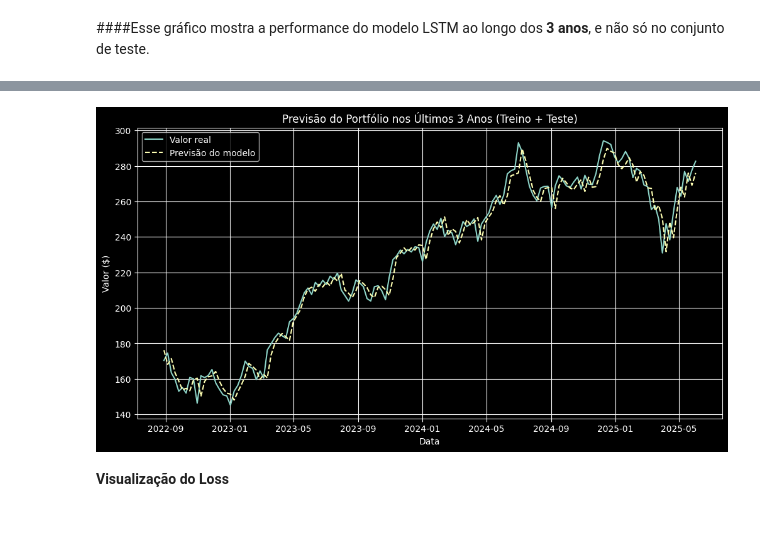
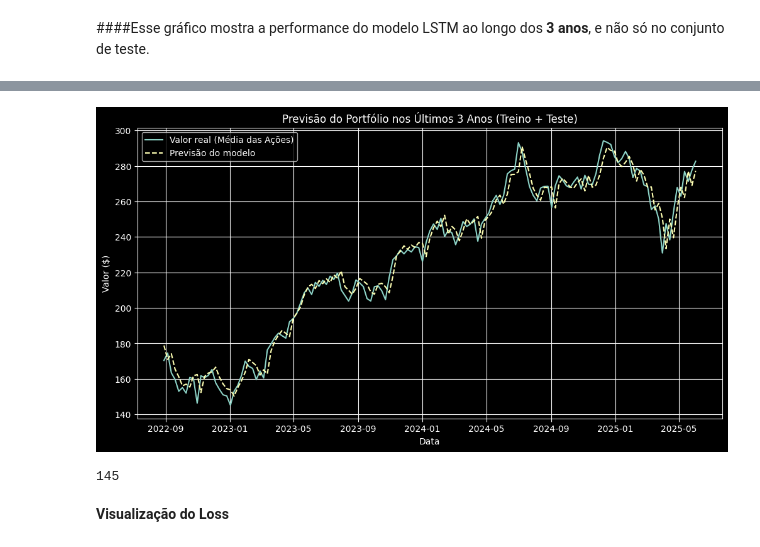
Before and after one commit to Lemuca09/trabalho-rede-neural, a Jupyter notebook: PrevisaoAcoes.ipynb, the cells around one changed output, grey strips where cells are left out. Cells and saved outputs as stored; diff of their text form; code cells hidden in the pictures.

```diff
--- a/PrevisaoAcoes.ipynb
+++ b/PrevisaoAcoes.ipynb
@@ -293,7 +369,7 @@ plt.show()
 # %% [markdown]
 ####Esse gráfico mostra a performance do modelo LSTM ao longo dos **3 anos**, e não só no conjunto de teste.
 # %%
-all_predictions = model.predict(X).flatten() # Passa todas as janelas de entrada (X) para o modelo LSTM e depois  transforma um array 2D (shape: (n, 1)) para 1D,
+all_predictions = model.predict(X).flatten() # Passa todas as janelas de entrada (X) para o modelo LSTM e depois transforma um array 2D (shape: (n, 1)) para 1D
 all_predictions_real = all_predictions * std + mean
 all_y_real = y * std + mean
 
@@ -303,7 +379,7 @@ all_dates = df.index[WINDOW_SIZE:]  # compensar janela deslizante
 
 plt.figure(figsize=(12, 6))
 plt.style.use('dark_background')
-plt.plot(all_dates, all_y_real, label='Valor real')
+plt.plot(all_dates, all_y_real, label='Valor real (Média das Ações)')
 plt.plot(all_dates, all_predictions_real, label='Previsão do modelo', linestyle='--')
 plt.title('Previsão do Portfólio nos Últimos 3 Anos (Treino + Teste)')
 plt.xlabel('Data')
@@ -311,4 +387,6 @@ plt.ylabel('Valor ($)')
 plt.legend()
 plt.grid(True)
 plt.show()
+
+len(all_dates)
 # %% [output]
@@ -316,4 +394,5 @@ plt.show()
-[figure, old version]
+[figure, new version]
+145
 # %% [markdown]
 **Visualização do Loss**
 # %%
```
Also changed, not shown: parts of 26 cells of this notebook.
